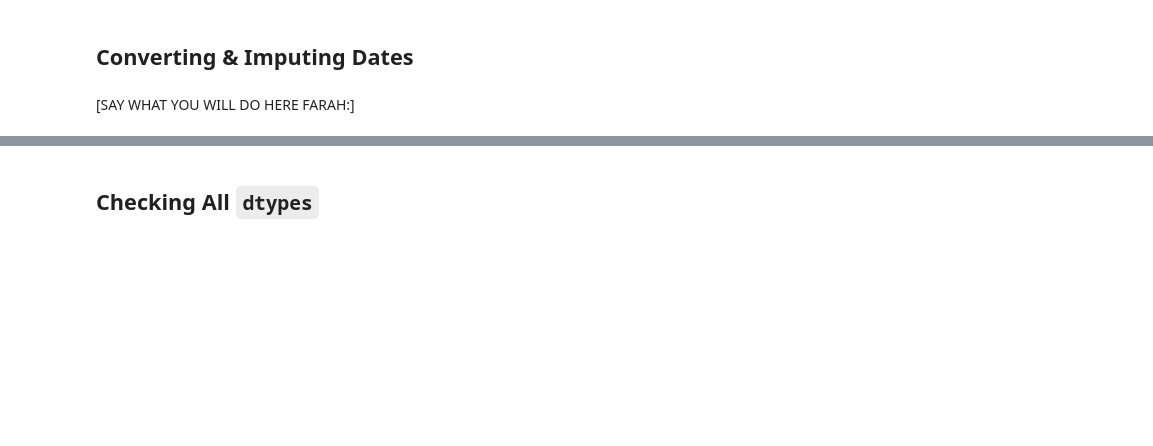
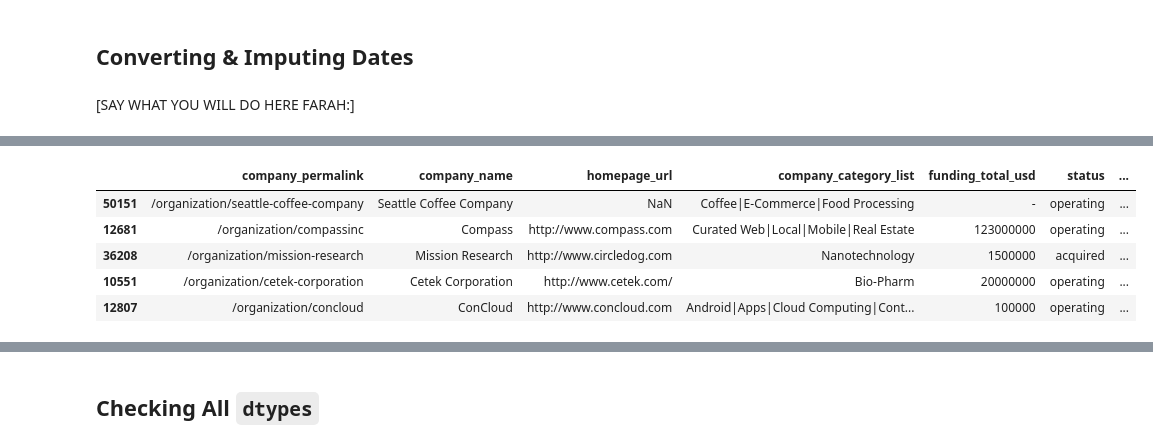
Before and after one commit to OdyAsh/StartupCompanies, a Jupyter notebook: Startup-Companies.ipynb, the cells around one changed output, grey strips where cells are left out. Cells and saved outputs as stored; diff of their text form; code cells hidden in the pictures; blank space fills up the shorter version.

```diff
--- a/Startup-Companies.ipynb
+++ b/Startup-Companies.ipynb
@@ -520,0 +600,9 @@ dfAllNulls
+# %%
+companies[companies.company_country_code.isnull() == False].sample(5)
+# %% [output]
+|  | company_permalink | company_name | homepage_url | company_category_list | funding_total_usd | status | ... |
+| 50151 | /organization/seattle-coffee-company | Seattle Coffee Company | NaN | Coffee|E-Commerce|Food Processing | - | operating | ... |
+| 12681 | /organization/compassinc | Compass | http://www.compass.com | Curated Web|Local|Mobile|Real Estate | 123000000 | operating | ... |
+| 36208 | /organization/mission-research | Mission Research | http://www.circledog.com | Nanotechnology | 1500000 | acquired | ... |
+| 10551 | /organization/cetek-corporation | Cetek Corporation | http://www.cetek.com/ | Bio-Pharm | 20000000 | operating | ... |
+| 12807 | /organization/concloud | ConCloud | http://www.concloud.com | Android|Apps|Cloud Computing|Cont... | 100000 | operating | ... |
```
Also changed, not shown: parts of 28 cells of this notebook.
